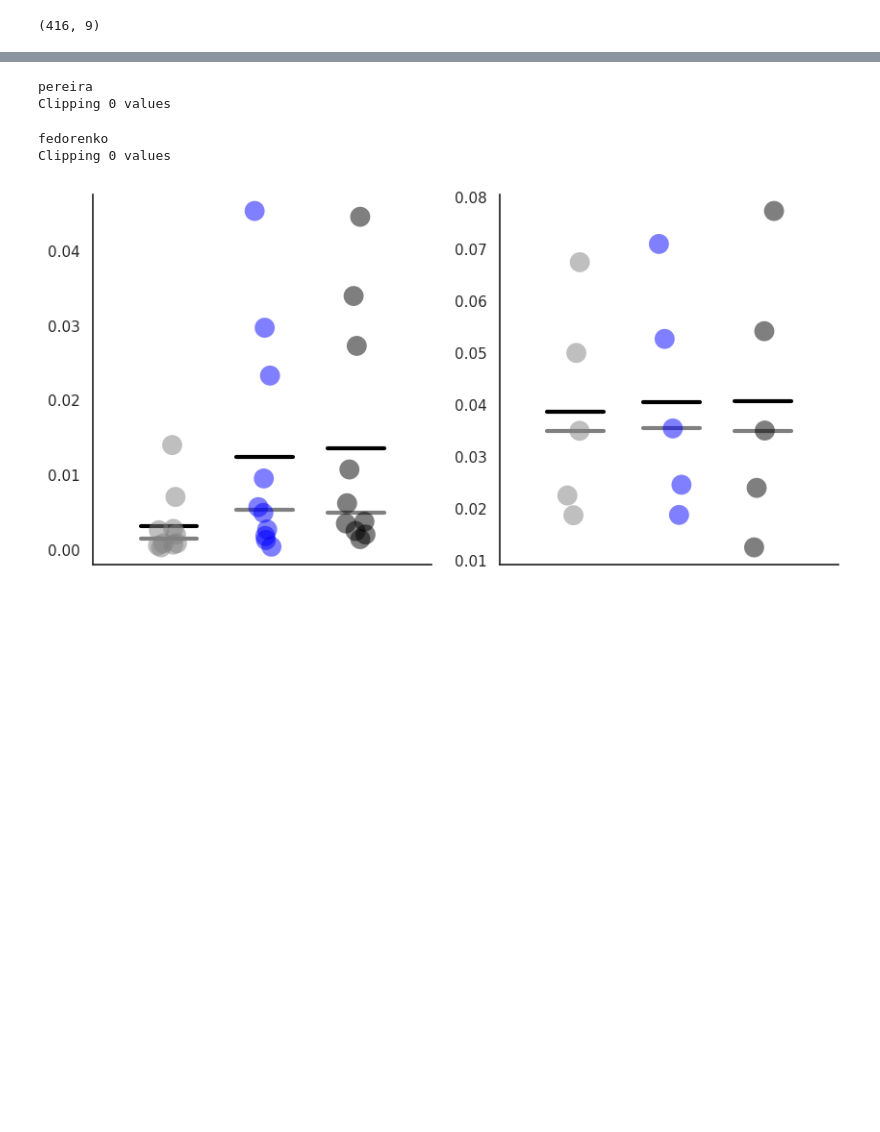
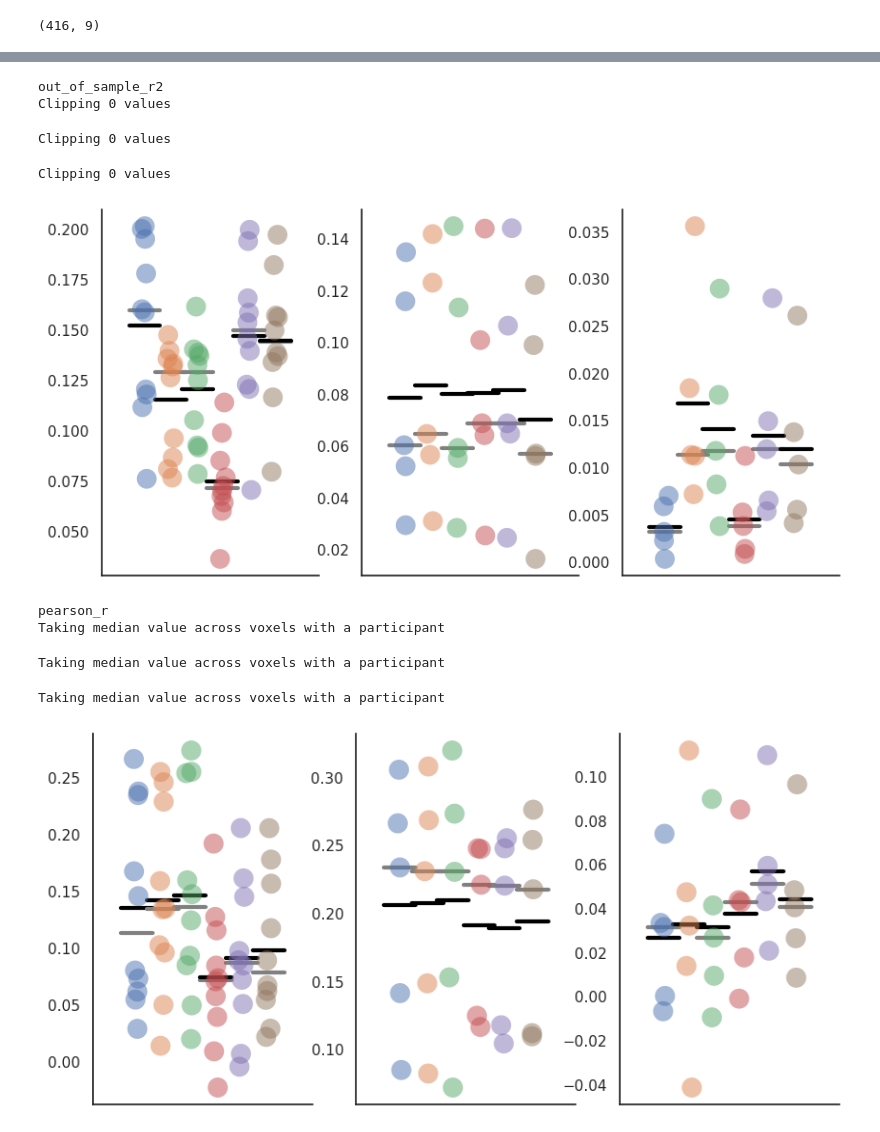
Before and after one commit to ebrahimfeghhi/beyond-brainscore, a Jupyter notebook: analyze_results/figures_code/figure5.ipynb, the cells around one changed output, grey strips where cells are left out. Saved outputs shown, nothing was run; the diff lists cells and outputs as text; code cells hidden in the pictures; blank space fills up the shorter version.

```diff
--- a/analyze_results/figures_code/figure5.ipynb
+++ b/analyze_results/figures_code/figure5.ipynb
@@ -53,9 +53,9 @@ perf_str=''
 plot_xlabel=False
 remove_y_axis = False
 num_seeds = 5
-dataset_arr = ['pereira', 'fedorenko']
+dataset_arr = ['pereira', 'fedorenko', 'blank']
 feature_extraction_arr = ['', '-mp', '-sp']
-perf_arr = ['out_of_sample_r2']
+perf_arr = ['pearson_r', 'out_of_sample_r2']
 shuffled_arr = ['shuffled/', '']
 
 save_best_layer = []
@@ -65,6 +65,8 @@ for shuffled in shuffled_arr:
     print(shuffled)
 
     for perf in perf_arr:
+
+        print(perf)
 
         if perf == 'pearson_r':
             clip_zero = False
@@ -77,10 +79,13 @@ for shuffled in shuffled_arr:
 
         for dnum, d in enumerate(dataset_arr):
 
-            print(d)
+            results_dict_gpt2_untrained = {'perf':[], 'subjects': [], 'Network': [],
+                                        'Model': []}
 
             results_dict_gpt2 = {'perf':[], 'subjects': [], 'Network': [],
                                         'Model': []}
+
+
             if d == 'pereira':
                 exp_arr = ['384', '243']
             else:
@@ -97,27 +102,41 @@ for shuffled in shuffled_arr:
 
             for fe in feature_extraction_arr:
 
-                for i in range(num_seeds):
 
-                    gpt2_untrained_acts = np.load(f"/data/LLMs/data_processed/{d}/acts/X_gpt2-xl-untrained{fe}_m{i}.npz")
+                for exp in exp_arr:
 
-                    for exp in exp_arr:
+                    if len(exp) > 0:
+                        selected_lang_indices = lang_indices_dict[exp]
+                        subjects_arr = subjects_dict[exp]
+                        networks_arr = br_labels_dict[exp]
+                        exp = f"_{exp}"
 
-                        if len(exp) > 0:
-                            selected_lang_indices = lang_indices_dict[exp]
-                            subjects_arr = subjects_dict[exp]
-                            networks_arr = br_labels_dict[exp]
-                            exp = f"_{exp}"
+                    else:
+                        selected_lang_indices = None
 
-                        else:
-                            selected_lang_indices = None
+                    gpt2_dict, gpt2_bl, gpt2_bl_perf  = find_best_layer(np.arange(49), noL2_str='', exp=exp,
+                                                                resultsPath=f"{resultsPath_base}results_{d}/{shuffled}",
+                                                                perf=perf, feature_extraction=fe, selected_network_indices=selected_lang_indices,
+                                                                subjects=subjects_arr, dataset=d, model_name='gpt2-xl')
 
-                        gpt2_xl_dict, gpt2_xl_bl, gpt2_xl_bl_perf  = find_best_layer(np.arange(49), noL2_str='', exp=exp,
+                    results_dict_gpt2['perf'].extend(gpt2_bl_perf)
+                    results_dict_gpt2['subjects'].extend(subjects_arr)
+                    results_dict_gpt2['Network'].extend(networks_arr)
+                    results_dict_gpt2['Model'].extend(np.repeat(f'GPT2XL{fe}', len(gpt2_bl_perf)))
+
+                    for i in range(num_seeds):
+
+                        gpt2_untrained_acts = np.load(f"/data/LLMs/data_processed/{d}/acts/X_gpt2-xl-untrained{fe}_m{i}.npz")
+
+
+
+
+                        gpt2_untrained_dict, gpt2_untrained_bl, gpt2_untrained_bl_perf  = find_best_layer(np.arange(49), noL2_str='', exp=exp,
                                                                     resultsPath=f"{resultsPath_base}results_{d}/untrained/{shuffled}",
                                                                     perf=perf, feature_extraction=fe, selected_network_indices=selected_lang_indices,
                                                                     subjects=subjects_arr, dataset=d, model_name='gpt2-xl-untrained', seed_number=i)
 
-                        best_layer = max(gpt2_xl_dict[1], key=gpt2_xl_dict[1].get)
+                        best_layer = max(gpt2_untrained_dict[1], key=gpt2_untrained_dict[1].get)
                         save_best_layer.append(f"{d}_gpt2-xl-untrained{fe}_layer_{best_layer}_1{exp}_m{i}.npz")
 
 
@@ -131,21 +150,25 @@ for shuffled in shuffled_arr:
                             banded_model = np.hstack((gpt2_best_acts, WP))
                             np.savez(f"/data/LLMs/data_processed/{d}/acts/X_gpt2-xl-untrained{fe}_m{i}_soft+grow", **{'layer1':banded_model})
 
-                        results_dict_gpt2['perf'].extend(gpt2_xl_bl_perf)
-                        results_dict_gpt2['subjects'].extend(subjects_arr)
-                        results_dict_gpt2['Network'].extend(networks_arr)
-                        results_dict_gpt2['Model'].extend(np.repeat(f'GPT2XLU{fe}', len(gpt2_xl_bl_perf)))
+                        results_dict_gpt2_untrained['perf'].extend(gpt2_untrained_bl_perf)
+                        results_dict_gpt2_untrained['subjects'].extend(subjects_arr)
+                        results_dict_gpt2_untrained['Network'].extend(networks_arr)
+                        results_dict_gpt2_untrained['Model'].extend(np.repeat(f'GPT2XLU{fe}', len(gpt2_untrained_bl_perf)))
 
+            results_dict_gpt2_untrained = pd.DataFrame(results_dict_gpt2_untrained)
             results_dict_gpt2 = pd.DataFrame(results_dict_gpt2)
+
+            results_dict_gpt2_combined = pd.concat((results_dict_gpt2, results_dict_gpt2_untrained))
+
 
             if len(dataset_arr) == 1:
                 ax_select = ax
             else:
                 ax_select = ax[dnum]
 
-            subject_avg_pd, dict_pd_merged, dict_pd_with_all = plot_across_subjects(results_dict_gpt2.copy(), figurePath=figurePath,  selected_networks=['language'],
-                                                                dataset=d, saveName=f'{d}_{fe}', order=['language'], clip_zero=clip_zero, color_palette=palette,
-                                                                draw_lines=False, ms=15, plot_legend=plot_legend,
+            subject_avg_pd, dict_pd_merged, dict_pd_with_all = plot_across_subjects(results_dict_gpt2_combined.copy(), figurePath=figurePath,  selected_networks=['language'],
+                                                                dataset=d, saveName=f'{d}_{fe}', order=['language'], clip_zero=clip_zero,
+                                                                draw_lines=False, ms=15, plot_legend=False,
                                                                 plot_legend_under=False, width=0.7, median=median, ylabel_str=perf_str, legend_fontsize=30, ax_select=ax_select,
                                                                 remove_yaxis=remove_y_axis, plot_xlabel=plot_xlabel, alpha=0.5)
         plt.show()
@@ -159,5 +182,10 @@ Clipping 0 values
-pereira
-Clipping 0 values
-fedorenko
+out_of_sample_r2
 Clipping 0 values
+Clipping 0 values
+Clipping 0 values
-[figure, old version]
+[figure, new version]
+pearson_r
+Taking median value across voxels with a participant
+Taking median value across voxels with a participant
+Taking median value across voxels with a participant
+[figure, added]
```
Also changed, not shown: parts of 3 cells of this notebook, 45 other files.
